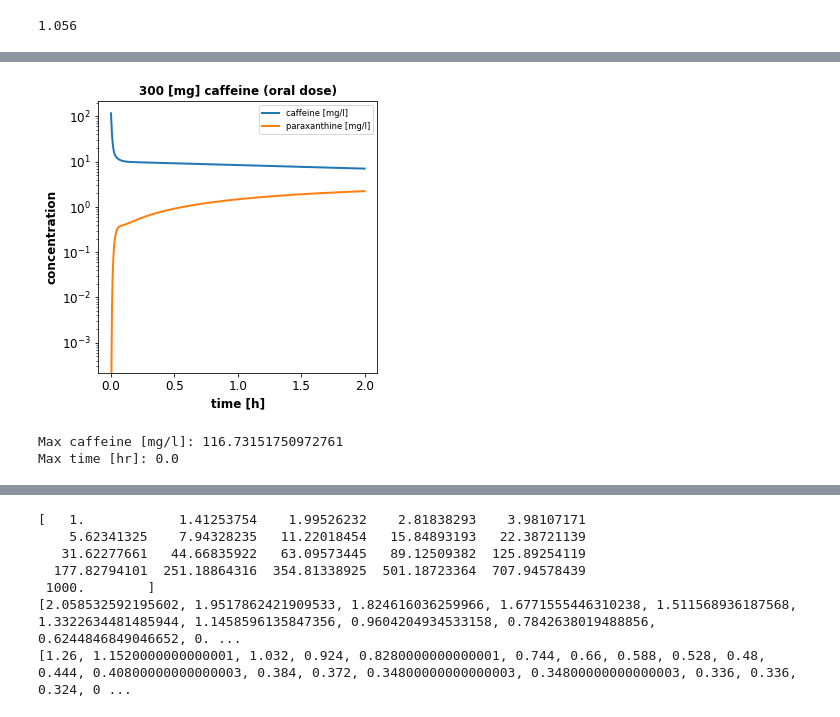
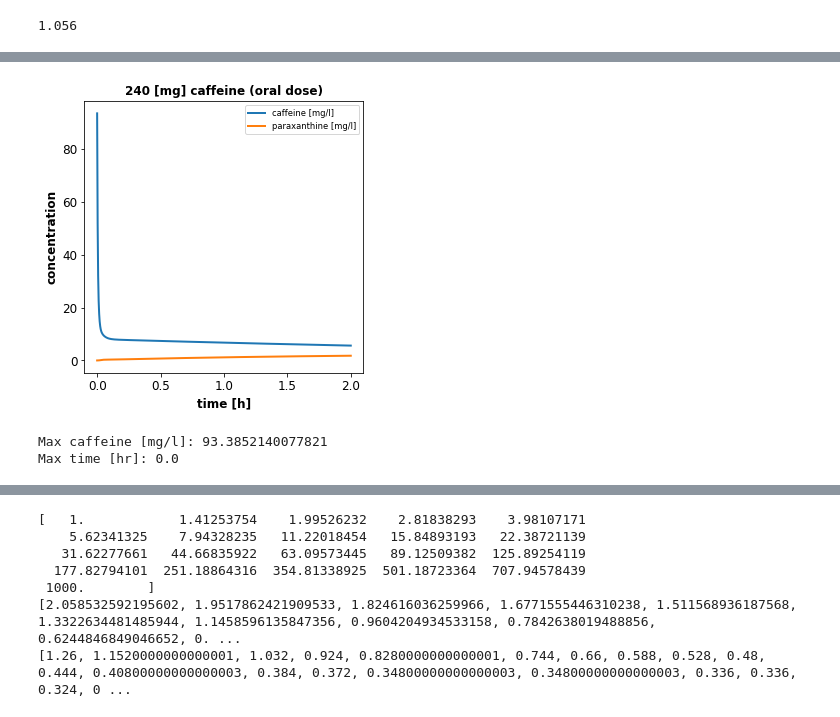
Before and after one commit to matthiaskoenig/pkpd-course, a Jupyter notebook: notebooks/pkpd-answers.ipynb, the cells around one changed output, grey strips where cells are left out. Drawn from its saved outputs; the diff is of its cells as text; code cells hidden in the pictures.

```diff
--- a/notebooks/pkpd-answers.ipynb
+++ b/notebooks/pkpd-answers.ipynb
@@ -35,21 +35,25 @@ The oral dose is defined in the model via parameter `r['init(PODOSE_caf)'] = 100
 * How would your time course and level of caffeine look if you would take the same amount of caffeine intravenously (I.V)? (Hint: you have to set the set the i.v. dose via `r['init(IVDOSE_caf)'] = 100`)
 * What is the peak time of caffeine in venous blood? What is the peak concentration?
 # %%
-# reset model
-r.reset(roadrunner.SelectionRecord.ALL)
+results = []
+for bw in [55, 75, 95]:  # [kg]
+    # reset model
+    r.reset(roadrunner.SelectionRecord.ALL)
 
-# drinking a monster energy drink
-dose = 290 # [mg]
-r['init(PODOSE_caf)'] = dose  # [mg]
-r['init(BW)'] = 55  # [kg]
+    # drinking a monster energy drink
+    dose = 240 # [mg]
+    r['init(PODOSE_caf)'] = dose  # [mg]
+    r['init(BW)'] = bw  # [kg]
 
-# simulate the model for 24[h]
-s = simulate(r, start=0, end=24, steps=500)
+    # simulate the model for 24[h]
+    s = simulate(r, start=0, end=24, steps=500)
+    results.append(s)
 
 # plot venous caffeine & paraxanthine against time
 f1, ax1 = plt.subplots(1, 1, figsize=(5, 5))
-ax1.plot(s.time, s.Cve_caf, linewidth=2, label="caffeine [mg/l]")
-ax1.plot(s.time, s.Cve_px, linewidth=2, label="paraxanthine [mg/l]")
+for s in results:
+    ax1.plot(s.time, s.Cve_caf, linewidth=2, label="caffeine [mg/l]")
+    ax1.plot(s.time, s.Cve_px, linewidth=2, label="paraxanthine [mg/l]")
 ax1.set_title('{} [mg] caffeine (oral dose)'.format(dose))
 ax1.set_ylabel('concentration')
 ax1.set_xlabel('time [h]')
@@ -80,7 +90,7 @@ time_vec[22]
 1.056
 # %%
 # dosing per bodyweight
-bodyweights = np.linspace(5, 300, num=15)
+bodyweights = np.linspace(5, 200, num=15)
 print(bodyweights)
 results = []
 
@@ -113,5 +123,5 @@ ax1.set_title('caffeine (oral dose)')
 ax1.set_ylabel('concentration')
 ax1.set_xlabel('time [h]')
 ax1.legend()
-plt.show()
+plt.show();
 # %% [output]
@@ -146,33 +172,33 @@ No handles with labels found to put in legend.
 # %%
 # intravenous dosing
 # reset model
 r.reset(roadrunner.SelectionRecord.ALL)
 
 # drinking a monster energy drink
-dose = 300  # [mg]
+dose = 240  # [mg]
 r['init(IVDOSE_caf)'] = dose  # [mg]
 r['init(BW)'] = 50
 
 # simulate the model for 24[h]
 s = simulate(r, start=0, end=2, steps=500)
 
 # plot venous caffeine & paraxanthine against time
 f1, ax1 = plt.subplots(1, 1, figsize=(5, 5))
 ax1.plot(s.time, s.Cve_caf, linewidth=2, label="caffeine [mg/l]")
 ax1.plot(s.time, s.Cve_px, linewidth=2, label="paraxanthine [mg/l]")
 ax1.set_title('{} [mg] caffeine (oral dose)'.format(dose))
 ax1.set_ylabel('concentration')
 ax1.set_xlabel('time [h]')
-ax1.set_yscale("log")
+# ax1.set_yscale("log")
 ax1.legend()
 plt.show()
 
 # find the maximal values
 print("Max caffeine [mg/l]:", s.Cve_caf.max())
 print("Max time [hr]:", s.time[s.Cve_caf.idxmax()])
 # %% [output]
-[figure, old version]
+[figure, new version]
-Max caffeine [mg/l]: 116.73151750972761
+Max caffeine [mg/l]: 93.3852140077821
 Max time [hr]: 0.0
 # %% [markdown]
 ## E2 Interindividual variability
```
Also changed, not shown: parts of 5 cells of this notebook, 2 other files.
